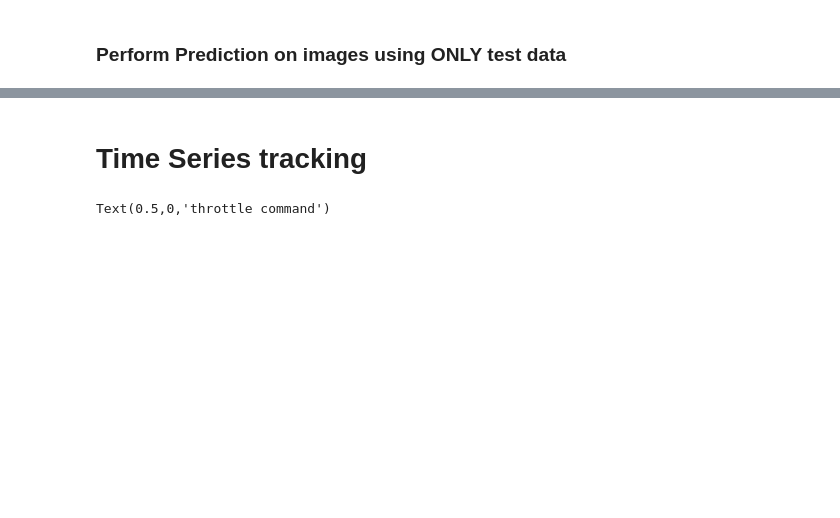
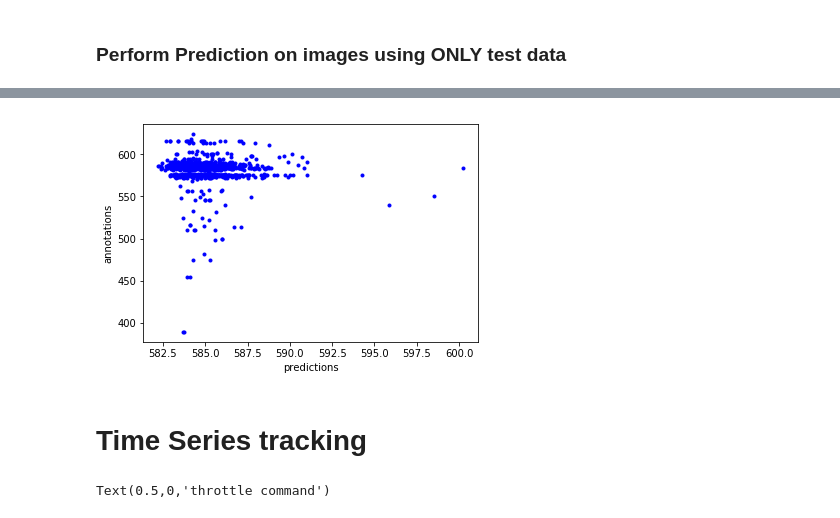
Before and after one commit to tall-josh/fyp_diy_robo_car, a Jupyter notebook: end2end/tf_end2end.ipynb, the cells around one changed output, grey strips where cells are left out. Saved outputs shown, nothing was run; the diff lists cells and outputs as text; code cells hidden in the pictures; blank space fills up the shorter version.

```diff
--- a/end2end/tf_end2end.ipynb
+++ b/end2end/tf_end2end.ipynb
@@ -208,3 +219,11 @@ fig = plt.gcf()
+# %%
+plt.plot(throttle["preds"], throttle["annos"], 'b.')
+plt.xlabel("predictions")
+plt.ylabel("annotations")
+fig = plt.gcf()
+#fig.savefig('tf_jp_clr_15bins_scatter.png', dpi=100)
+# %% [output]
+[figure, added]
 # %% [markdown]
 # Time Series tracking
 # %%
```
Also changed, not shown: parts of 10 cells of this notebook, 7 other files.
